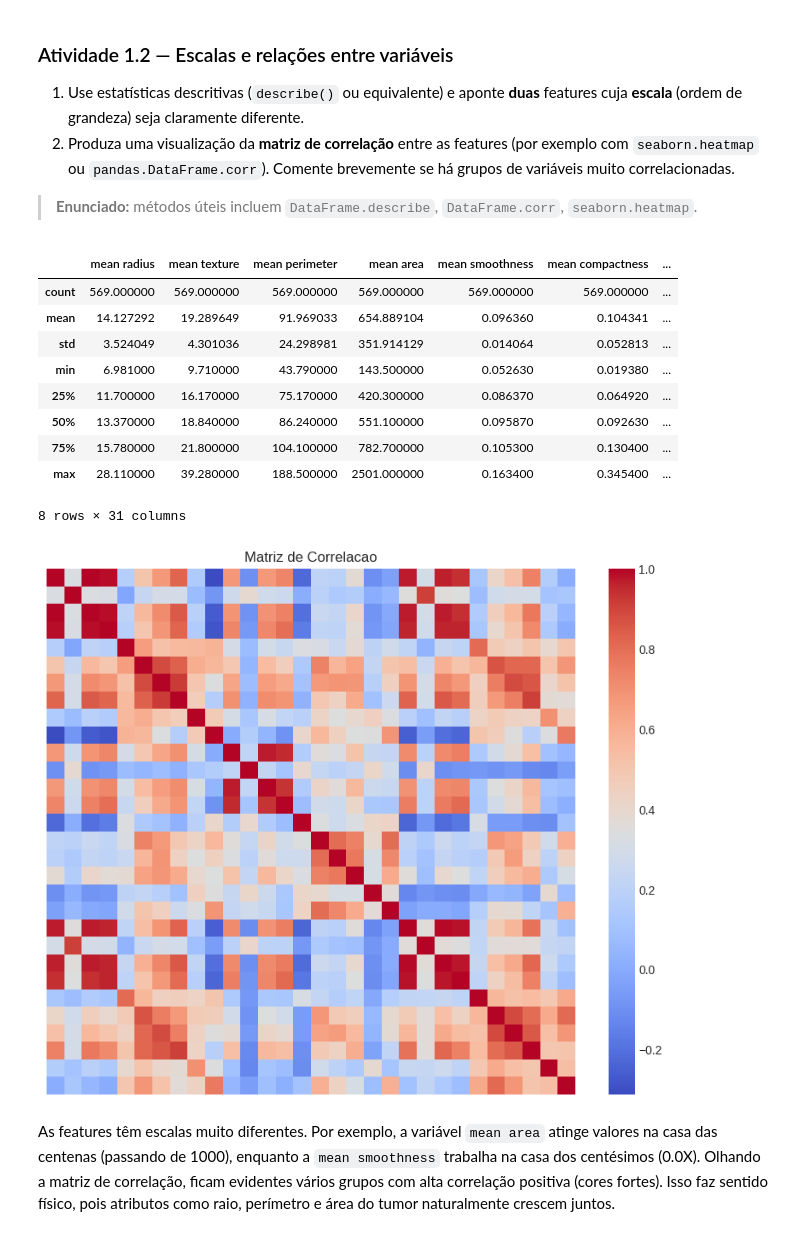
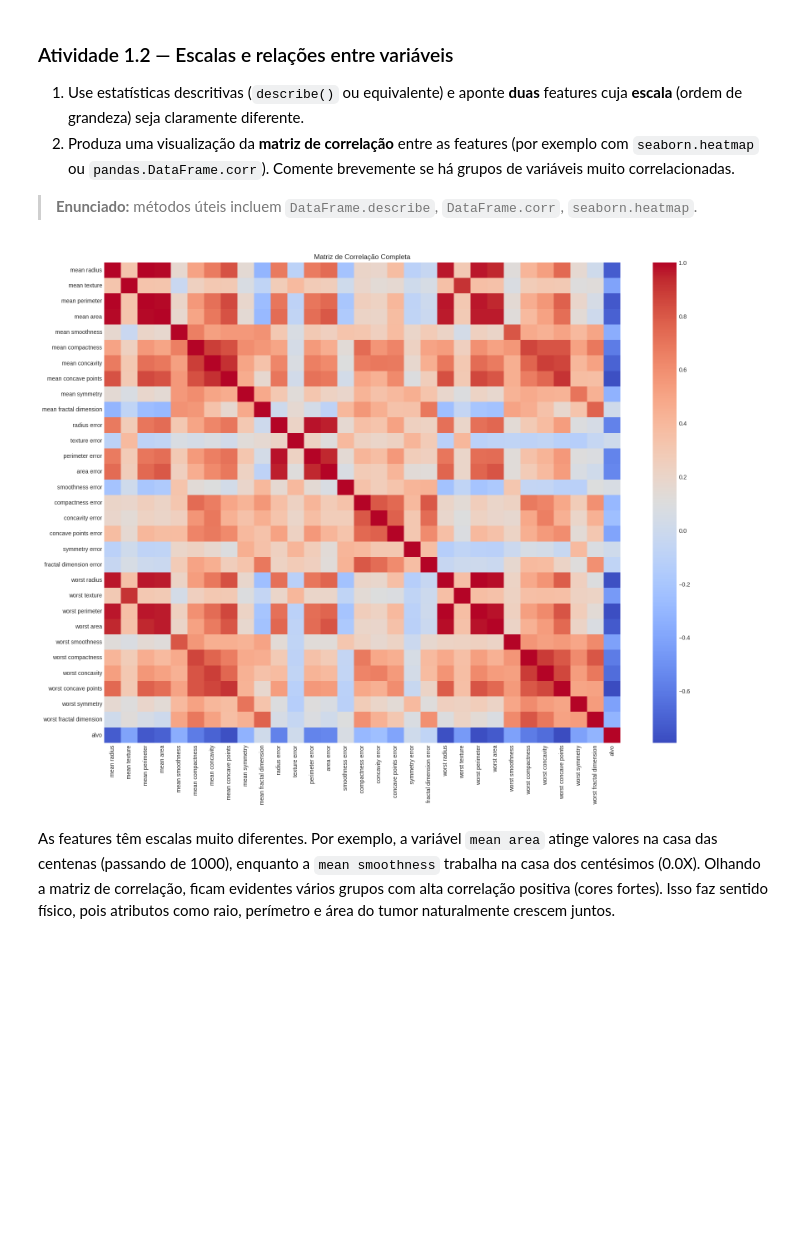
Before and after one commit to pedrinndias/study, a Jupyter notebook: aprendizado-de-maquina-pratica00.ipynb, the cells around one changed output. Drawn from its saved outputs; the diff is of its cells as text; code cells hidden in the pictures; blank space fills up the shorter version.

```diff
--- a/aprendizado-de-maquina-pratica00.ipynb
+++ b/aprendizado-de-maquina-pratica00.ipynb
@@ -147,25 +147,17 @@ A distribuição das classes é moderadamente desbalanceada. Temos uma predomin
 2. Produza uma visualização da **matriz de correlação** entre as features (por exemplo com `seaborn.heatmap` ou `pandas.DataFrame.corr`). Comente brevemente se há grupos de variáveis muito correlacionadas.
 
 > **Enunciado:** métodos úteis incluem `DataFrame.describe`, `DataFrame.corr`, `seaborn.heatmap`.
-# %%
-display(df.describe())
-
-plt.figure(figsize=(10, 8))
-sns.heatmap(df.drop(columns=['alvo']).corr(), cmap='coolwarm', xticklabels=False, yticklabels=False)
-plt.title("Matriz de Correlacao")
-plt.show()
-# %% [output]
-|  | mean radius | mean texture | mean perimeter | mean area | mean smoothness | mean compactness | ... |
-| count | 569.000000 | 569.000000 | 569.000000 | 569.000000 | 569.000000 | 569.000000 | ... |
-| mean | 14.127292 | 19.289649 | 91.969033 | 654.889104 | 0.096360 | 0.104341 | ... |
-| std | 3.524049 | 4.301036 | 24.298981 | 351.914129 | 0.014064 | 0.052813 | ... |
-| min | 6.981000 | 9.710000 | 43.790000 | 143.500000 | 0.052630 | 0.019380 | ... |
-| 25% | 11.700000 | 16.170000 | 75.170000 | 420.300000 | 0.086370 | 0.064920 | ... |
-| 50% | 13.370000 | 18.840000 | 86.240000 | 551.100000 | 0.095870 | 0.092630 | ... |
-| 75% | 15.780000 | 21.800000 | 104.100000 | 782.700000 | 0.105300 | 0.130400 | ... |
-| max | 28.110000 | 39.280000 | 188.500000 | 2501.000000 | 0.163400 | 0.345400 | ... |
-8 rows × 31 columns
-[figure, removed]
+# %%
+# Ajustando o tamanho da figura para 20x15 para caberem os 30 nomes das colunas
+plt.figure(figsize=(20, 15))
+
+# Criando a matriz de correlação sem os números dentro (annot=False) para facilitar a leitura
+sns.heatmap(df.corr(), annot=False, cmap='coolwarm', fmt='.2f')
+
+plt.title('Matriz de Correlação Completa')
+plt.show()
+# %% [output]
+[figure, added]
 # %% [markdown]
 As features têm escalas muito diferentes. Por exemplo, a variável `mean area` atinge valores na casa das centenas (passando de 1000), enquanto a `mean smoothness` trabalha na casa dos centésimos (0.0X).
 Olhando a matriz de correlação, ficam evidentes vários grupos com alta correlação positiva (cores fortes). Isso faz sentido físico, pois atributos como raio, perímetro e área do tumor naturalmente crescem juntos.
```
Also changed, not shown: parts of 1 cell of this notebook.
